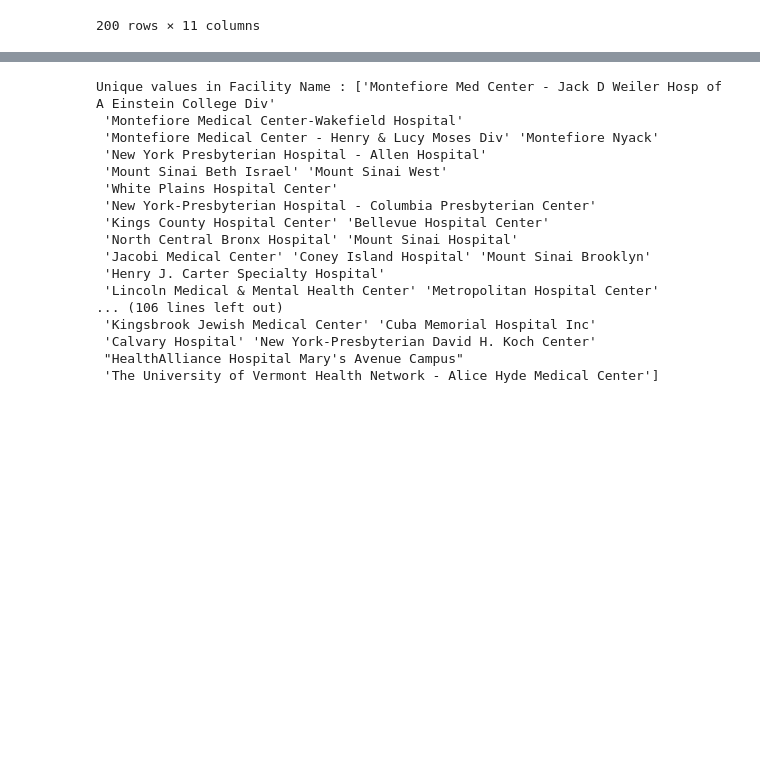
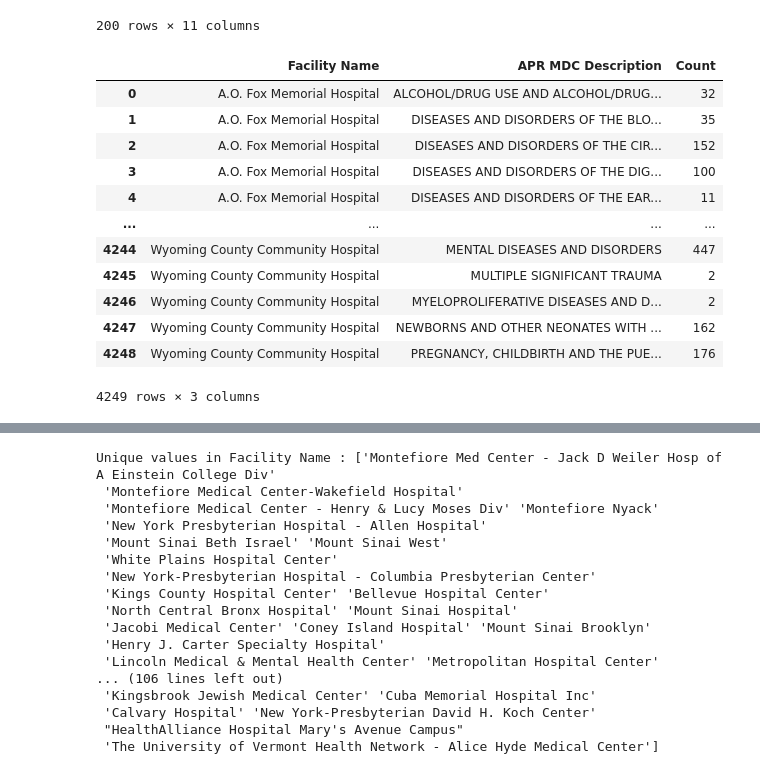
Before and after one commit to Omeesha28/NY-Healthcare-Data-Visualization, a Jupyter notebook: main.ipynb, the cells around one changed output, grey strips where cells are left out. Cells and saved outputs as stored; diff of their text form; code cells hidden in the pictures; blank space fills up the shorter version.

Commit message:
updates on multiple new csv and base for heat map.

```diff
--- a/main.ipynb
+++ b/main.ipynb
@@ -195,0 +204,20 @@ final_2022_df.to_csv("Resources/Final_NY_data_2022.csv", index=False)
+# %%
+# Assuming 'Facility Name' is the column you want to group by
+summary_df = clean_data_merged.groupby(['Facility Name', 'APR MDC Description']).size().reset_index(name='Count')
+
+# Display or use summary_df as needed
+summary_df
+# %% [output]
+|  | Facility Name | APR MDC Description | Count |
+| 0 | A.O. Fox Memorial Hospital | ALCOHOL/DRUG USE AND ALCOHOL/DRUG... | 32 |
+| 1 | A.O. Fox Memorial Hospital | DISEASES AND DISORDERS OF THE BLO... | 35 |
+| 2 | A.O. Fox Memorial Hospital | DISEASES AND DISORDERS OF THE CIR... | 152 |
+| 3 | A.O. Fox Memorial Hospital | DISEASES AND DISORDERS OF THE DIG... | 100 |
+| 4 | A.O. Fox Memorial Hospital | DISEASES AND DISORDERS OF THE EAR... | 11 |
+| ... | ... | ... | ... |
+| 4244 | Wyoming County Community Hospital | MENTAL DISEASES AND DISORDERS | 447 |
+| 4245 | Wyoming County Community Hospital | MULTIPLE SIGNIFICANT TRAUMA | 2 |
+| 4246 | Wyoming County Community Hospital | MYELOPROLIFERATIVE DISEASES AND D... | 2 |
+| 4247 | Wyoming County Community Hospital | NEWBORNS AND OTHER NEONATES WITH ... | 162 |
+| 4248 | Wyoming County Community Hospital | PREGNANCY, CHILDBIRTH AND THE PUE... | 176 |
+4249 rows × 3 columns
```
Also changed, not shown: parts of 4 cells of this notebook, 3 other files.
